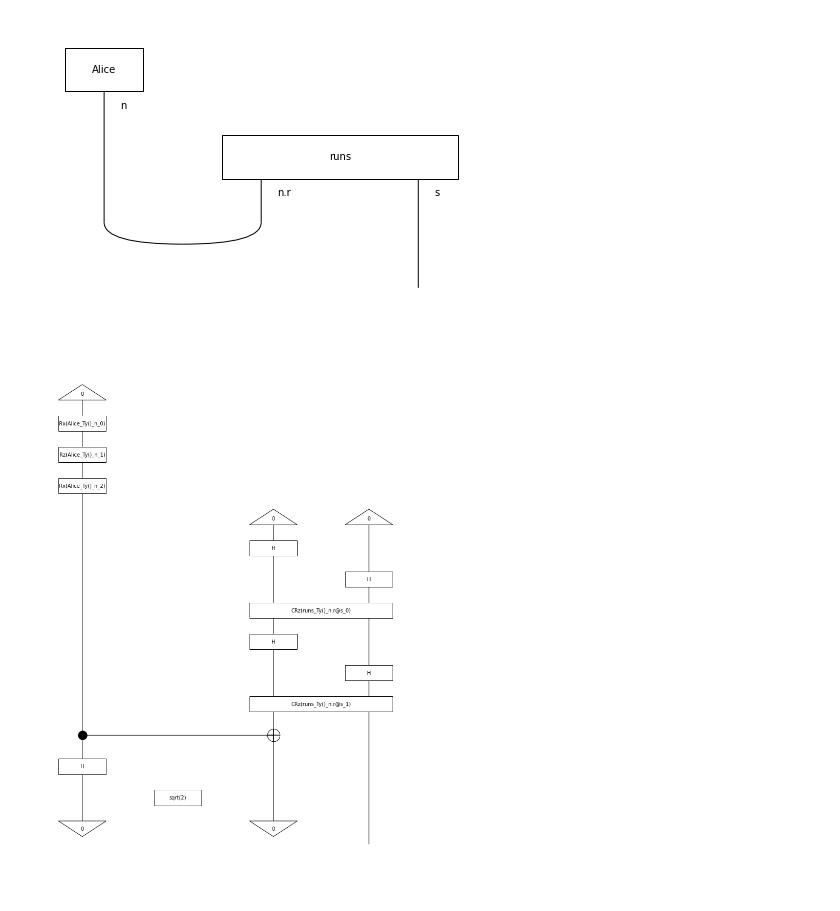
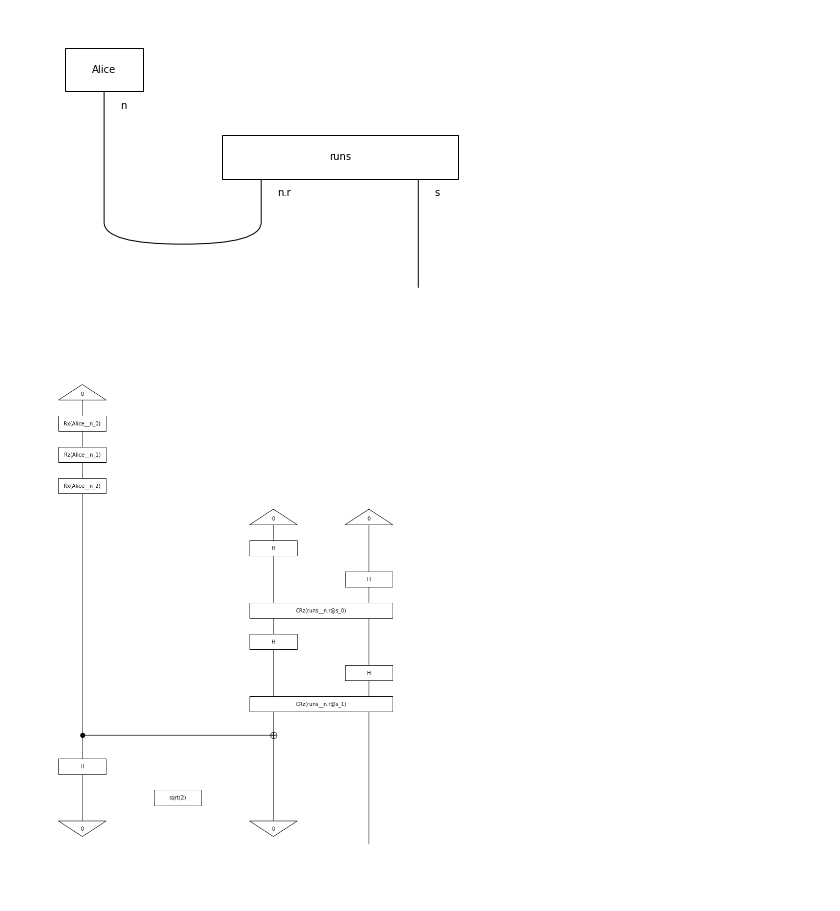
Before and after one commit to blakewilsonquantinuum/lambeq-public, a Jupyter notebook: examples/circuit.ipynb, the cells around one changed output. Cells and saved outputs as stored; diff of their text form; code cells hidden in the pictures.

```diff
--- a/examples/circuit.ipynb
+++ b/examples/circuit.ipynb
@@ -17,8 +17,8 @@ diagram.draw()
 [figure]
 # %%
 ansatz = IQPAnsatz({N: 1, S: 1}, n_layers=2)
-discopy_circuit = ansatz.diagram2circuit(diagram)
+discopy_circuit = ansatz(diagram)
 discopy_circuit.draw(figsize=(10, 15))
 # %% [output]
-[figure, old version]
+[figure, new version]
 # %%
```
Also changed, not shown: parts of 2 cells of this notebook, 12 other files.
